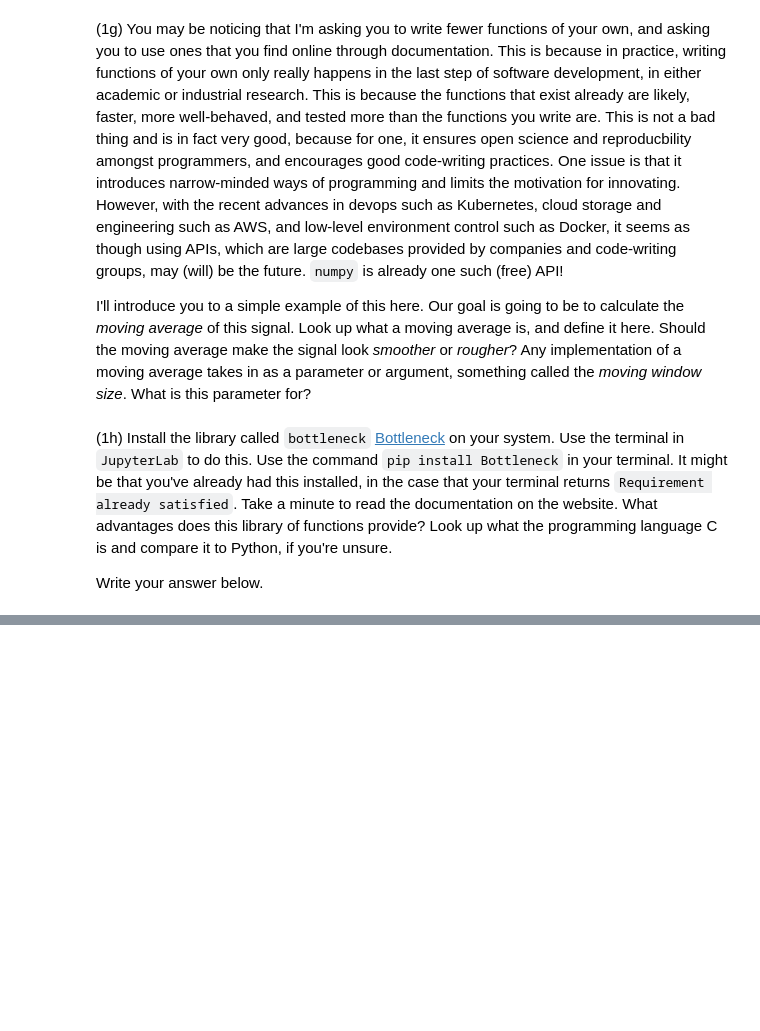
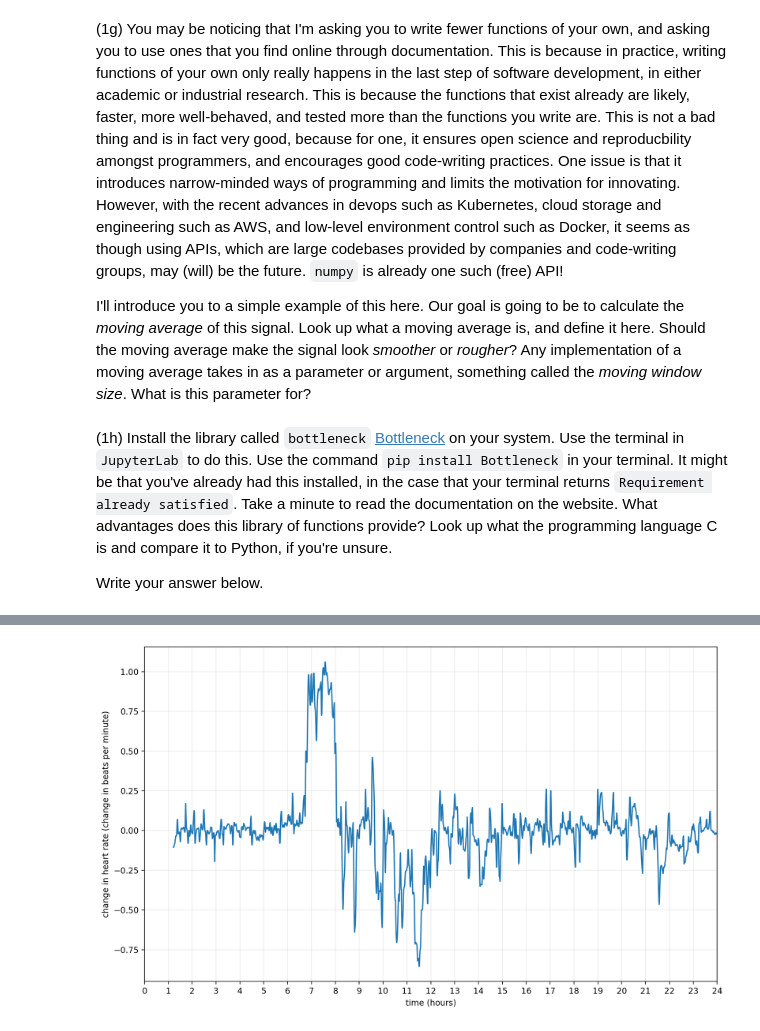
Before and after one commit to shak360/Lab-Training, a Jupyter notebook: Module_2_Python-ML/Assignment_4/svisagan/Assignment_4.ipynb, the cells around one changed output, grey strips where cells are left out. Saved outputs shown, nothing was run; the diff lists cells and outputs as text; code cells hidden in the pictures; blank space fills up the shorter version.

```diff
--- a/Module_2_Python-ML/Assignment_4/svisagan/Assignment_4.ipynb
+++ b/Module_2_Python-ML/Assignment_4/svisagan/Assignment_4.ipynb
@@ -167,0 +203,15 @@ Write your answer below.
+# %%
+plt.figure(4, figsize=(12.5, 7.5), dpi=200)
+tmp_X = np.linspace(start=0, stop=24, num=50*len(Y))
+### Don't edit the code above, only add the gradient of the smoothed signal below ###
+arr = bn.move_mean(np.squeeze(Y), window=100)
+plt.plot(X,np.gradient(np.squeeze(arr)))
+### Don't edit the code below, only add the gradient of the smoothed signal above ###
+plt.xticks(np.arange(min(X), max(X)+1, 1.0))
+plt.grid(True, alpha=0.25)
+plt.xlim(np.min(X), np.max(X))
+plt.ylabel('change in heart rate (change in beats per minute)')
+plt.xlabel('time (hours)')
+plt.show()
+# %% [output]
+[figure, added]
```
Also changed, not shown: parts of 8 cells of this notebook.
